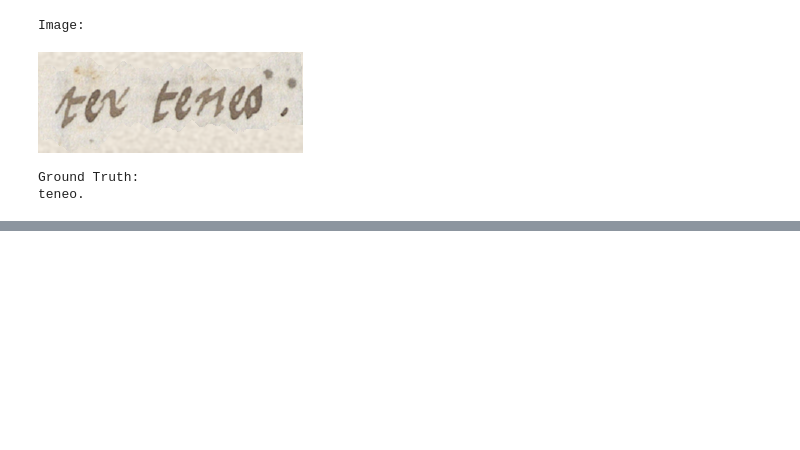
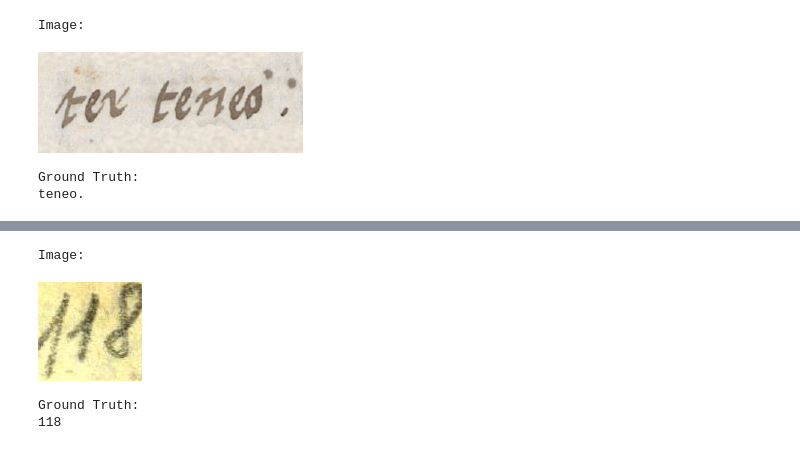
Before and after one commit to Yung-Hsin-Chen/master_thesis, a Jupyter notebook: notebook/EDA.ipynb, the cells around one changed output, grey strips where cells are left out. Drawn from its saved outputs; the diff is of its cells as text; code cells hidden in the pictures; blank space fills up the shorter version.

```diff
--- a/notebook/EDA.ipynb
+++ b/notebook/EDA.ipynb
@@ -171,0 +278,7 @@ teneo.
+# %%
+visualise_dataset(ICFHR_GT_PATH, ICFHR_IMAGE_PATH)
+# %% [output]
+Image:
+[figure, added]
+Ground Truth:
+118
```
Also changed, not shown: parts of 17 cells of this notebook, 1 other file.
